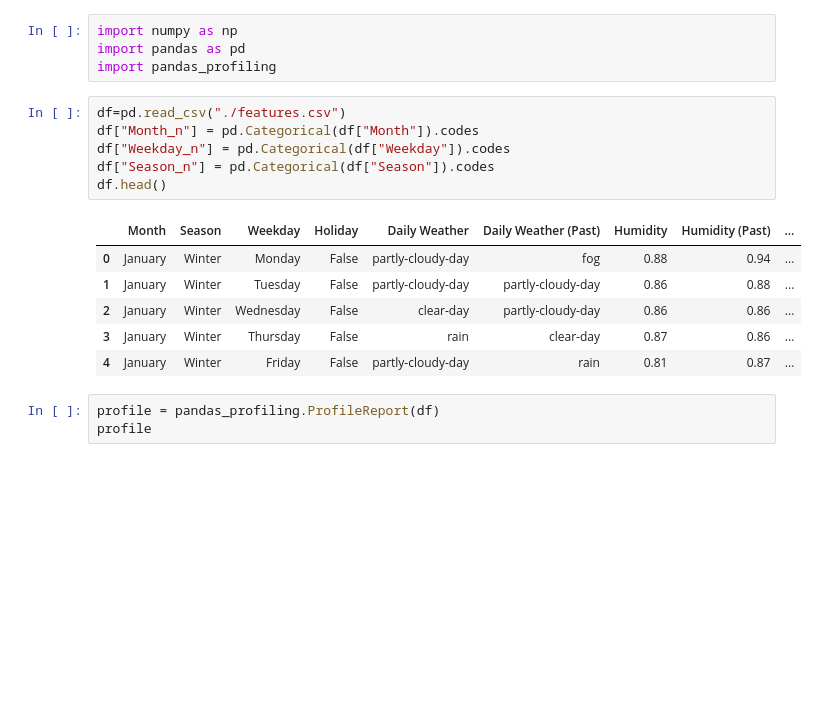
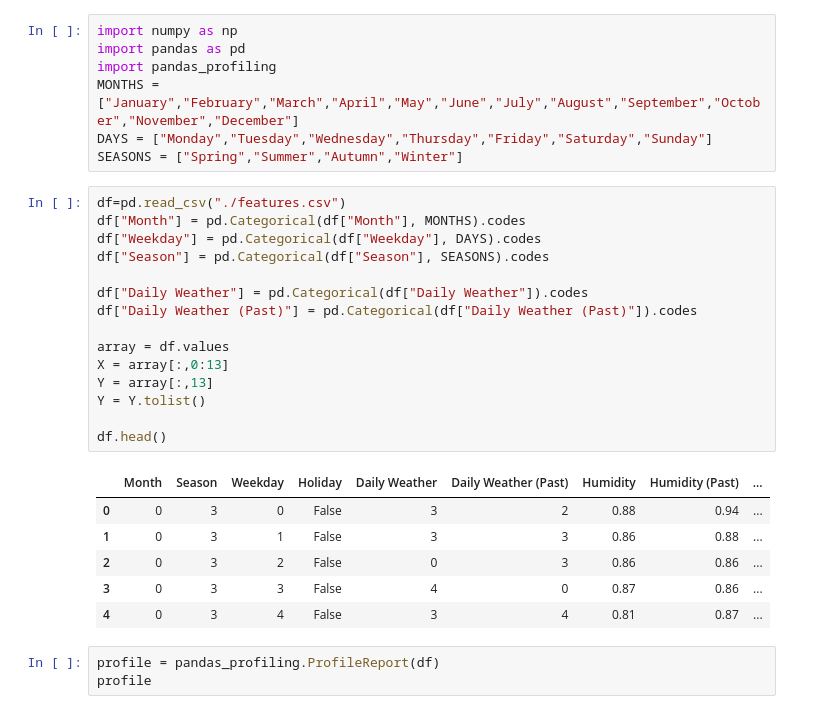
Before and after one commit to dataBikeHsUlm/MapReduce, a Jupyter notebook: Data_Profiling/PandasProfiling.ipynb, the cells around one changed output. Drawn from its saved outputs; the diff is of its cells as text; blank space fills up the shorter version.

```diff
--- a/Data_Profiling/PandasProfiling.ipynb
+++ b/Data_Profiling/PandasProfiling.ipynb
@@ -1,20 +1,32 @@
-# %%
-import numpy as np
-import pandas as pd
-import pandas_profiling
+# %%
+import numpy as np
+import pandas as pd
+import pandas_profiling
+MONTHS = ["January","February","March","April","May","June","July","August","September","October","November","December"]
+DAYS = ["Monday","Tuesday","Wednesday","Thursday","Friday","Saturday","Sunday"]
+SEASONS = ["Spring","Summer","Autumn","Winter"]
 # %%
 df=pd.read_csv("./features.csv")
-df["Month_n"] = pd.Categorical(df["Month"]).codes
-df["Weekday_n"] = pd.Categorical(df["Weekday"]).codes
-df["Season_n"] = pd.Categorical(df["Season"]).codes
+df["Month"] = pd.Categorical(df["Month"], MONTHS).codes
+df["Weekday"] = pd.Categorical(df["Weekday"], DAYS).codes
+df["Season"] = pd.Categorical(df["Season"], SEASONS).codes
+
+df["Daily Weather"] = pd.Categorical(df["Daily Weather"]).codes
+df["Daily Weather (Past)"] = pd.Categorical(df["Daily Weather (Past)"]).codes
+
+array = df.values
+X = array[:,0:13]
+Y = array[:,13]
+Y = Y.tolist()
+
 df.head()
 # %% [output]
 |  | Month | Season | Weekday | Holiday | Daily Weather | Daily Weather (Past) | Humidity | Humidity (Past) | ... |
-| 0 | January | Winter | Monday | False | partly-cloudy-day | fog | 0.88 | 0.94 | ... |
-| 1 | January | Winter | Tuesday | False | partly-cloudy-day | partly-cloudy-day | 0.86 | 0.88 | ... |
-| 2 | January | Winter | Wednesday | False | clear-day | partly-cloudy-day | 0.86 | 0.86 | ... |
-| 3 | January | Winter | Thursday | False | rain | clear-day | 0.87 | 0.86 | ... |
-| 4 | January | Winter | Friday | False | partly-cloudy-day | rain | 0.81 | 0.87 | ... |
+| 0 | 0 | 3 | 0 | False | 3 | 2 | 0.88 | 0.94 | ... |
+| 1 | 0 | 3 | 1 | False | 3 | 3 | 0.86 | 0.88 | ... |
+| 2 | 0 | 3 | 2 | False | 0 | 3 | 0.86 | 0.86 | ... |
+| 3 | 0 | 3 | 3 | False | 4 | 0 | 0.87 | 0.86 | ... |
+| 4 | 0 | 3 | 4 | False | 3 | 4 | 0.81 | 0.87 | ... |
 # %%
 profile = pandas_profiling.ProfileReport(df)
 profile
```
Also changed, not shown: parts of 6 cells of this notebook, 1 other file.
